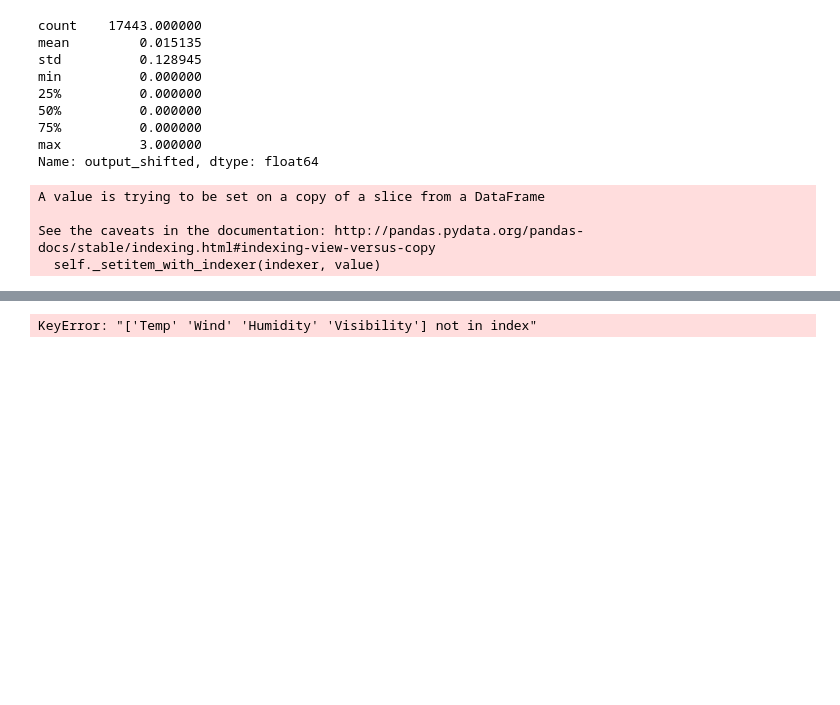
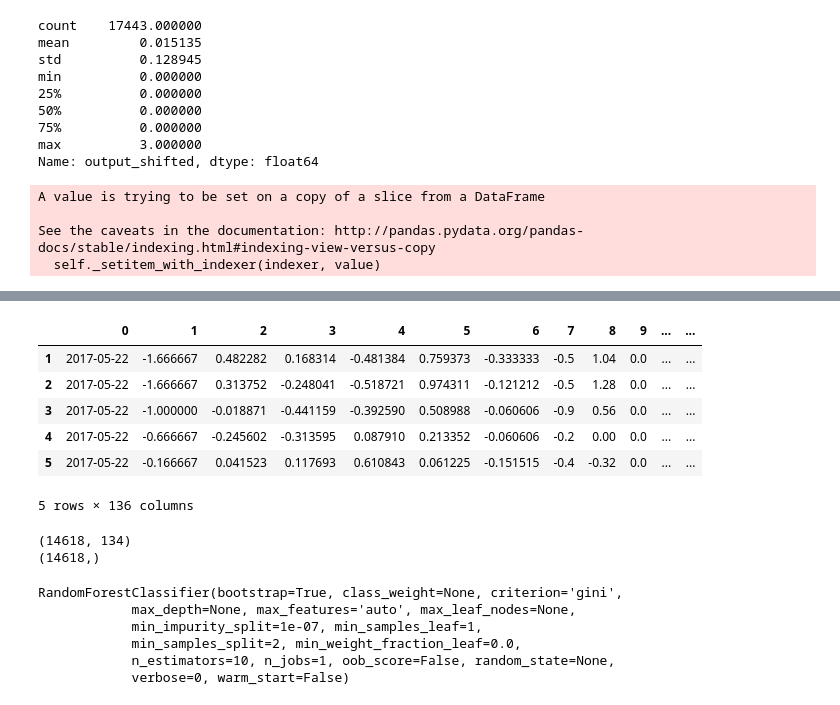
Before and after one commit to WPH2017Schipperke/data_modelling, a Jupyter notebook: eda.ipynb, the cells around one changed output, grey strips where cells are left out. Drawn from its saved outputs; the diff is of its cells as text; code cells hidden in the pictures; blank space fills up the shorter version.

Commit message:
random forest  modelling

```diff
--- a/eda.ipynb
+++ b/eda.ipynb
@@ -446,5 +467,29 @@ features_to_model_categoric = ["grid", "Weather", "hour", "weekday"]
-# %%
-feat_num = features[features_to_model_numeric]
-feat_cat = features[features_to_model_categoric]
-# %% [output]
-KeyError: "['Temp' 'Wind' 'Humidity' 'Visibility'] not in index"
+# %%
+feat_cat = data_all_merged[features_to_model_categoric]
+feat_num = data_all_merged[features_to_model_numeric]
+train_feat_num = train_data[features_to_model_numeric]
+train_feat_cat = train_data[features_to_model_categoric]
+train_feat_lab = train_data[features_to_model_label]
+y_train = train_data.output_shifted
+
+test_feat_num = test_data[features_to_model_numeric]
+test_feat_cat = test_data[features_to_model_categoric]
+test_feat_lab = test_data[features_to_model_label]
+y_test = test_data.output_shifted
+# %%
+rob_scale = RobustScaler()
+feat_num = rob_scale.fit_transform(feat_num)
+# %%
+all_data = pd.concat([times, pd.DataFrame(feat_num), pd.DataFrame(dummies), pd.DataFrame(data_all_merged['output_shifted'])], ignore_index=True, axis=1)
+# %%
+all_data.dropna(inplace=True)
+# %%
+all_data.head()
+# %% [output]
+|  | 0 | 1 | 2 | 3 | 4 | 5 | 6 | 7 | 8 | 9 | ... | ... |
+| 1 | 2017-05-22 | -1.666667 | 0.482282 | 0.168314 | -0.481384 | 0.759373 | -0.333333 | -0.5 | 1.04 | 0.0 | ... | ... |
+| 2 | 2017-05-22 | -1.666667 | 0.313752 | -0.248041 | -0.518721 | 0.974311 | -0.121212 | -0.5 | 1.28 | 0.0 | ... | ... |
+| 3 | 2017-05-22 | -1.000000 | -0.018871 | -0.441159 | -0.392590 | 0.508988 | -0.060606 | -0.9 | 0.56 | 0.0 | ... | ... |
+| 4 | 2017-05-22 | -0.666667 | -0.245602 | -0.313595 | 0.087910 | 0.213352 | -0.060606 | -0.2 | 0.00 | 0.0 | ... | ... |
+| 5 | 2017-05-22 | -0.166667 | 0.041523 | 0.117693 | 0.610843 | 0.061225 | -0.151515 | -0.4 | -0.32 | 0.0 | ... | ... |
+5 rows × 136 columns
@@ -450,0 +504,6 @@ KeyError: "['Temp' 'Wind' 'Humidity' 'Visibility'] not in index"
+# %%
+print(x_train.shape)
+print(y_train.shape)
+# %% [output]
+(14618, 134)
+(14618,)
@@ -450,0 +512,9 @@ KeyError: "['Temp' 'Wind' 'Humidity' 'Visibility'] not in index"
+# %%
+rf.fit(X=x_train, y = y_train)
+# %% [output]
+RandomForestClassifier(bootstrap=True, class_weight=None, criterion='gini',
+            max_depth=None, max_features='auto', max_leaf_nodes=None,
+            min_impurity_split=1e-07, min_samples_leaf=1,
+            min_samples_split=2, min_weight_fraction_leaf=0.0,
+            n_estimators=10, n_jobs=1, oob_score=False, random_state=None,
+            verbose=0, warm_start=False)
```
Also changed, not shown: parts of 12 cells of this notebook.
